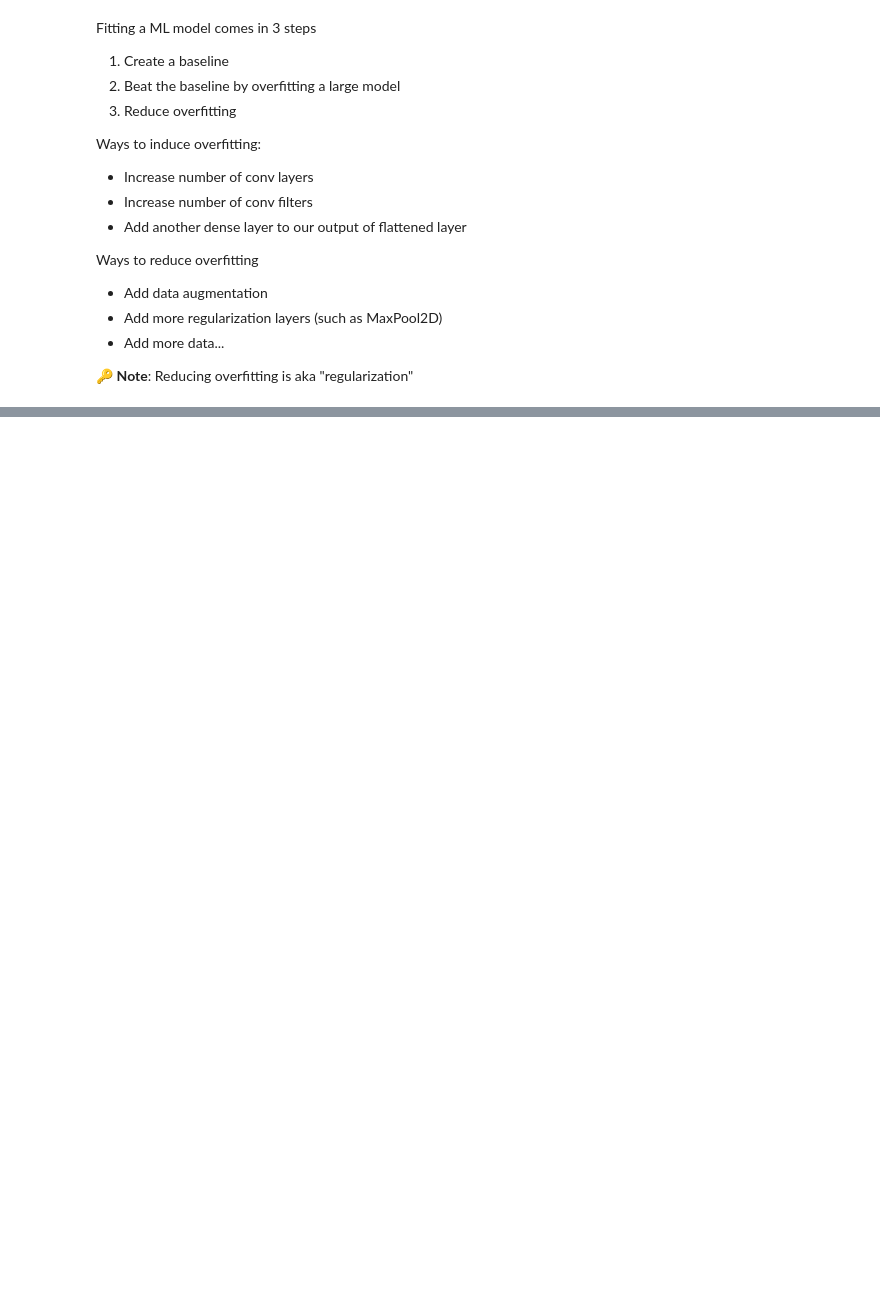
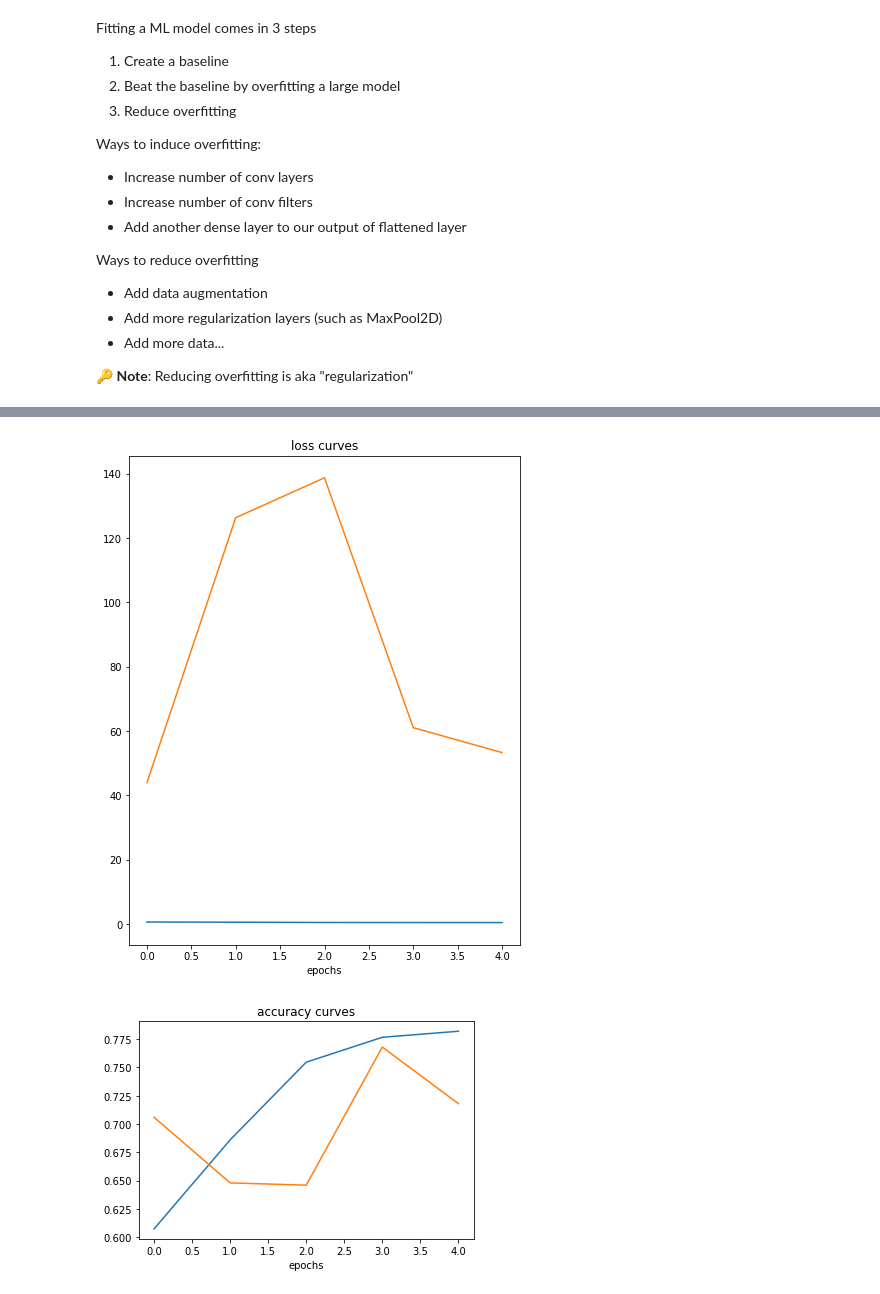
Before and after one commit to sanghvian/ml-with-tensorflow, a Jupyter notebook: tf_cnn_cvi.ipynb, the cells around one changed output, grey strips where cells are left out. Drawn from its saved outputs; the diff is of its cells as text; code cells hidden in the pictures; blank space fills up the shorter version.

```diff
--- a/tf_cnn_cvi.ipynb
+++ b/tf_cnn_cvi.ipynb
@@ -669,0 +809,34 @@ NameError: ignored
+# %%
+# Training another model, using augmented+shuffled data
+
+model_7 = Sequential([
+    Conv2D(
+        filters=10,
+        kernel_size=(3,3), # same as writing "3" here
+        strides=(1,1), # same as writing "1" here
+        input_shape=(224,224, 3)
+    ),
+    Conv2D(10,3, activation="relu"),
+    Conv2D(10,3, activation="relu"),
+    MaxPool2D(pool_size=2, padding="valid"),
+    Conv2D(10,3, activation="relu"),
+    MaxPool2D(),
+    Conv2D(10,3, activation="relu"),
+    MaxPool2D(),
+    Flatten(),
+    Dense(1, activation="sigmoid")
+])
+
+model_7.compile(
+    loss="binary_crossentropy",
+    optimizer=Adam(),
+    metrics=["accuracy"]
+)
+
+history_7 = model_7.fit(
+    train_data_augmented_shuffled,
+    epochs = 5,
+    steps_per_epoch = len(train_data_augmented_shuffled),
+    validation_data = test_data,
+    validation_steps = len(test_data)
+)
@@ -669,0 +854,6 @@ NameError: ignored
+# %%
+# Plot loss curves
+plot_learning_curves(history_7)
+# %% [output]
+[figure, added]
+[figure, added]
```
Also changed, not shown: parts of 47 cells of this notebook.
